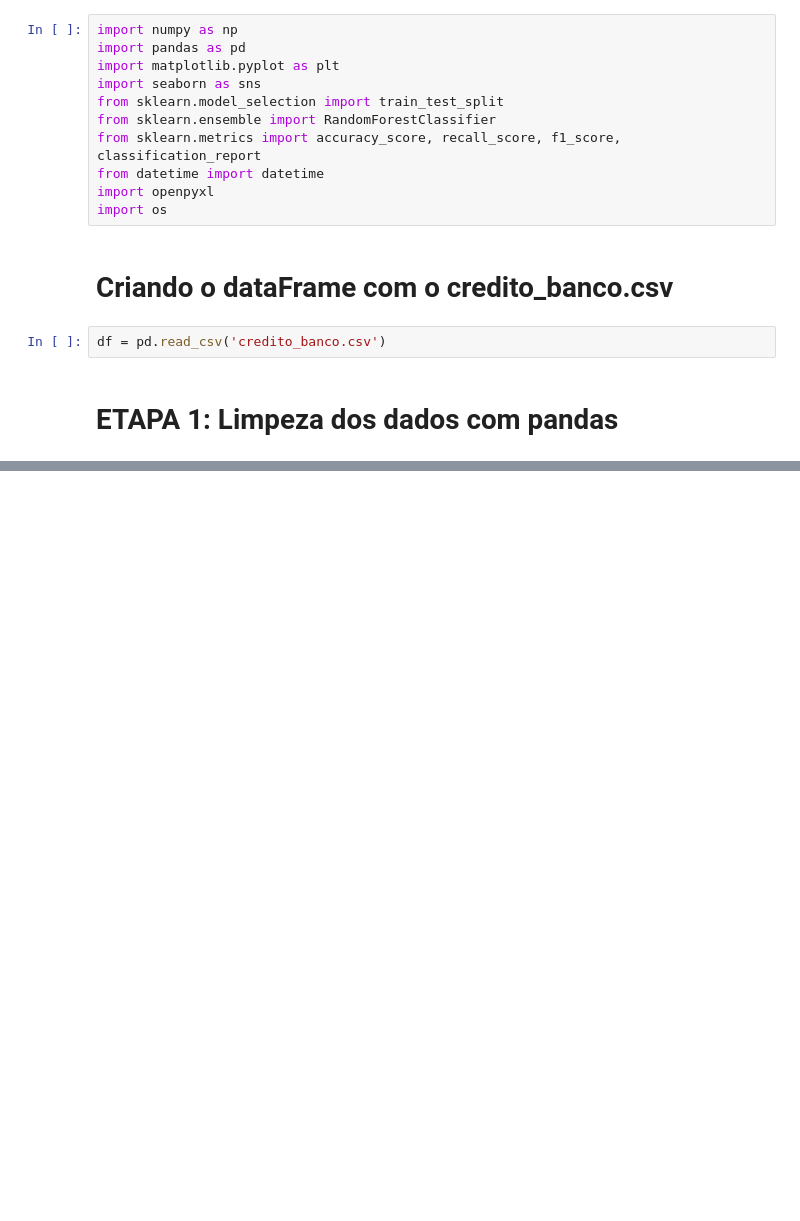
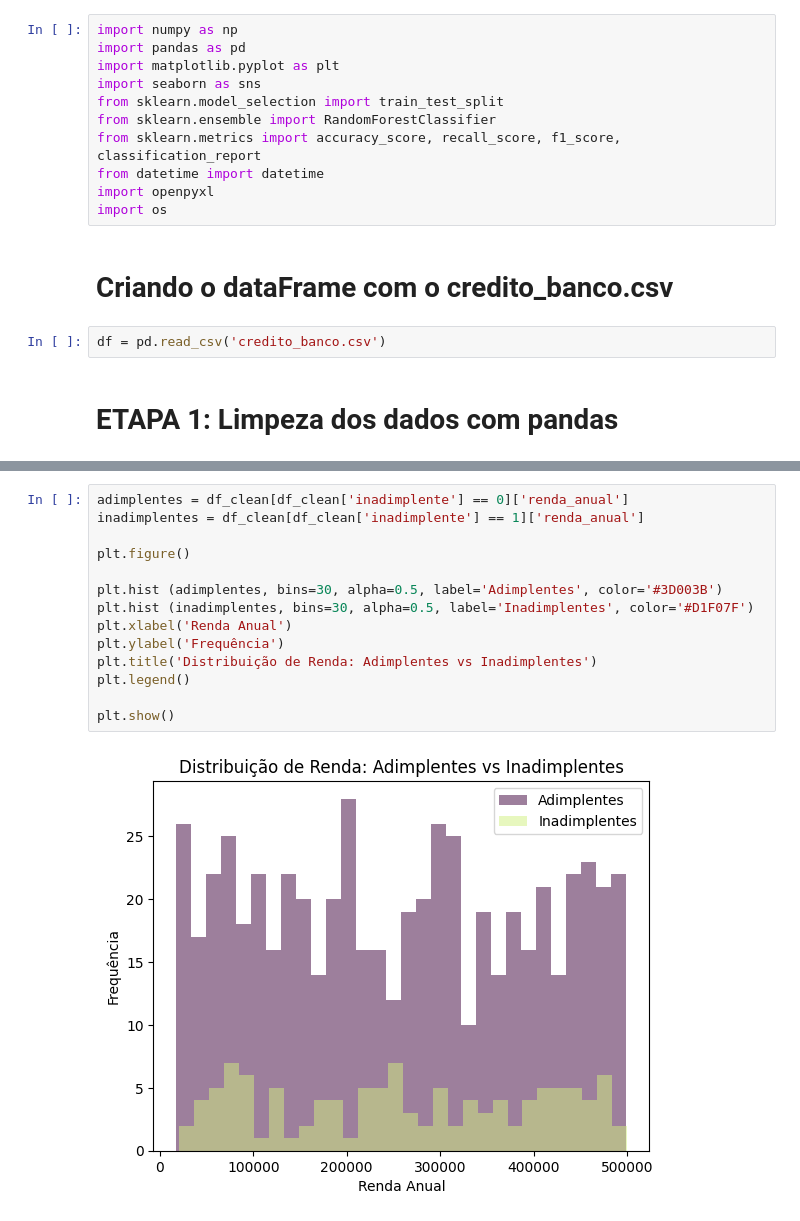
Before and after one commit to Leo-Nakashima/Trabalho-AD, a Jupyter notebook: main.ipynb, the cells around one changed output, grey strips where cells are left out. Drawn from its saved outputs; the diff is of its cells as text; blank space fills up the shorter version.

```diff
--- a/main.ipynb
+++ b/main.ipynb
@@ -50,0 +72,16 @@ print(f"  Taxa: {df_clean['inadimplente'].mean()*100:.1f}%")
+# %%
+adimplentes = df_clean[df_clean['inadimplente'] == 0]['renda_anual']
+inadimplentes = df_clean[df_clean['inadimplente'] == 1]['renda_anual']
+
+plt.figure()
+
+plt.hist (adimplentes, bins=30, alpha=0.5, label='Adimplentes', color='#3D003B')
+plt.hist (inadimplentes, bins=30, alpha=0.5, label='Inadimplentes', color='#D1F07F')
+plt.xlabel('Renda Anual')
+plt.ylabel('Frequência')
+plt.title('Distribuição de Renda: Adimplentes vs Inadimplentes')
+plt.legend()
+
+plt.show()
+# %% [output]
+[figure, added]
```
Also changed, not shown: parts of 4 cells of this notebook.
